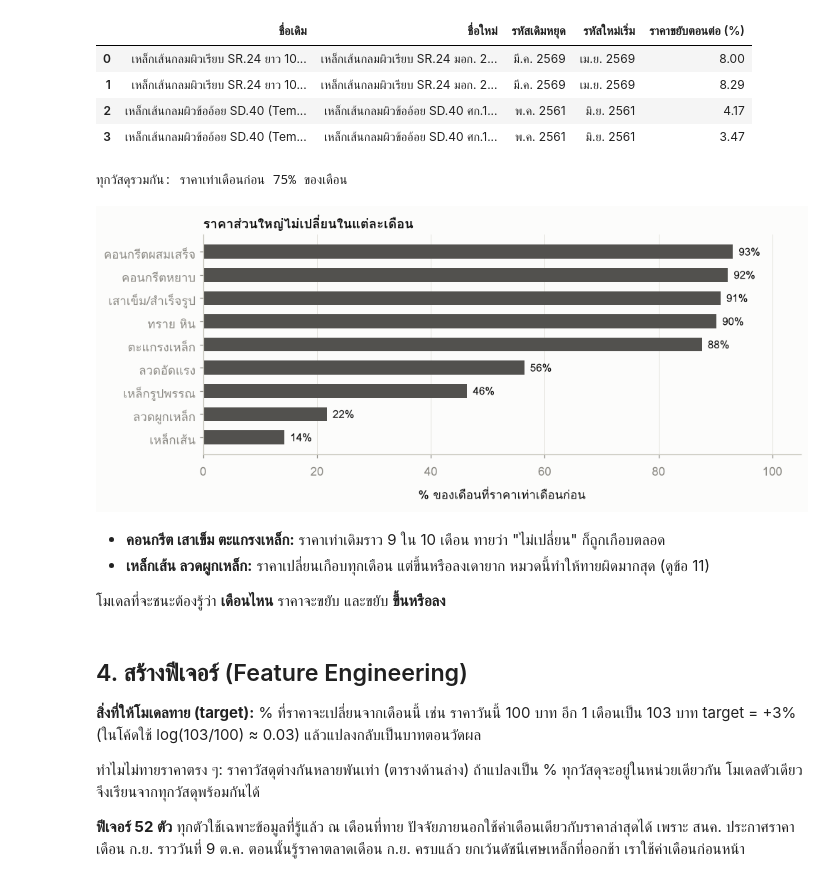
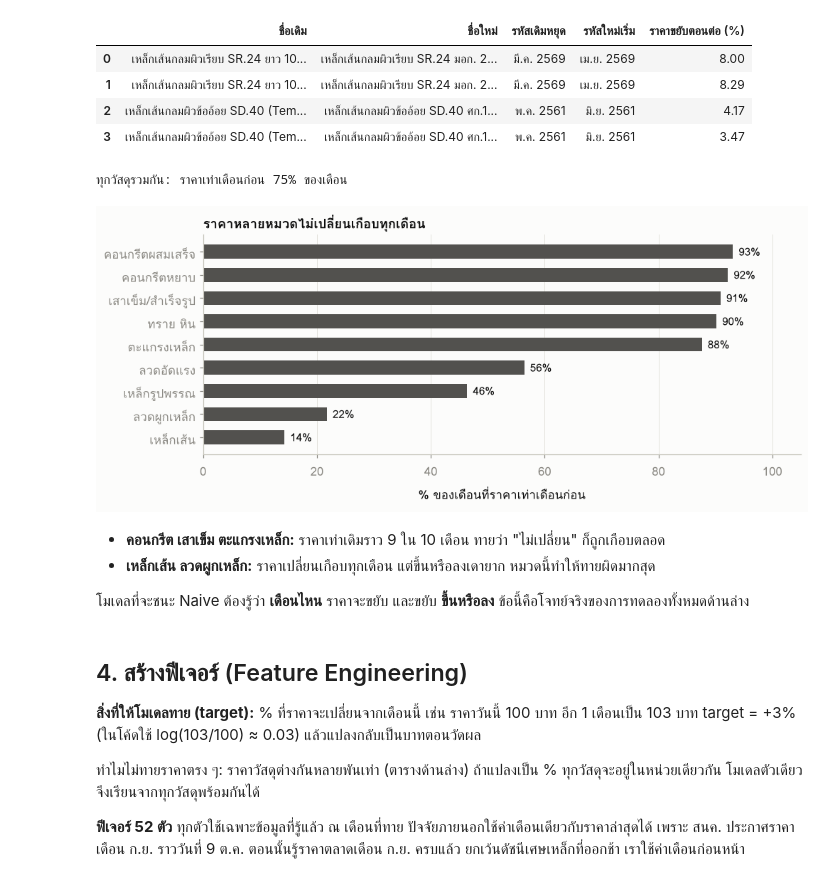
Before and after one commit to namethzz/THAITAY, a Jupyter notebook: ml/colab/THAITAY_ML.ipynb, the cells around one changed output. Cells and saved outputs as stored; diff of their text form; code cells hidden in the pictures.

```diff
--- a/ml/colab/THAITAY_ML.ipynb
+++ b/ml/colab/THAITAY_ML.ipynb
@@ -191,25 +266,25 @@ display(pd.DataFrame({
 # %%
 # @title 3.2 ราคาไม่เปลี่ยนจากเดือนก่อนกี่ % ของเดือน { display-mode: "form" }
 x = P[P.ret1.notna()].assign(same=lambda d: d.ret1.abs() < 1e-9, หมวด=lambda d: d.categoryCode.astype(str).map(CAT))
 share = x.groupby("หมวด")["same"].mean().mul(100).sort_values()
 print(f"ทุกวัสดุรวมกัน: ราคาเท่าเดือนก่อน {x.same.mean():.0%} ของเดือน")
 fig, ax = plt.subplots(figsize=(9, 3.8), layout="constrained")
 ax.barh(share.index, share.values, color=SERIES, height=0.6)
 for y, v in enumerate(share.values):
     ax.text(v + 1, y, f"{v:.0f}%", va="center", fontsize=10, color=INK)
 ax.set_xlim(0, 105)
 ax.set_xlabel("% ของเดือนที่ราคาเท่าเดือนก่อน")
 ax.grid(axis="y", visible=False)
-ax.set_title("ราคาส่วนใหญ่ไม่เปลี่ยนในแต่ละเดือน", loc="left")
+ax.set_title("ราคาหลายหมวดไม่เปลี่ยนเกือบทุกเดือน", loc="left")
 plt.show()
 # %% [output]
 ทุกวัสดุรวมกัน: ราคาเท่าเดือนก่อน 75% ของเดือน
-[figure, old version]
+[figure, new version]
 # %% [markdown]
 - **คอนกรีต เสาเข็ม ตะแกรงเหล็ก:** ราคาเท่าเดิมราว 9 ใน 10 เดือน ทายว่า "ไม่เปลี่ยน" ก็ถูกเกือบตลอด
-- **เหล็กเส้น ลวดผูกเหล็ก:** ราคาเปลี่ยนเกือบทุกเดือน แต่ขึ้นหรือลงเดายาก หมวดนี้ทำให้ทายผิดมากสุด (ดูข้อ 11)
+- **เหล็กเส้น ลวดผูกเหล็ก:** ราคาเปลี่ยนเกือบทุกเดือน แต่ขึ้นหรือลงเดายาก หมวดนี้ทำให้ทายผิดมากสุด
 
-โมเดลที่จะชนะต้องรู้ว่า **เดือนไหน** ราคาจะขยับ และขยับ **ขึ้นหรือลง**
+โมเดลที่จะชนะ Naive ต้องรู้ว่า **เดือนไหน** ราคาจะขยับ และขยับ **ขึ้นหรือลง** ข้อนี้คือโจทย์จริงของการทดลองทั้งหมดด้านล่าง
 # %% [markdown]
 ## 4. สร้างฟีเจอร์ (Feature Engineering)
 
```
Also changed, not shown: parts of 75 cells of this notebook, 3 other files.
